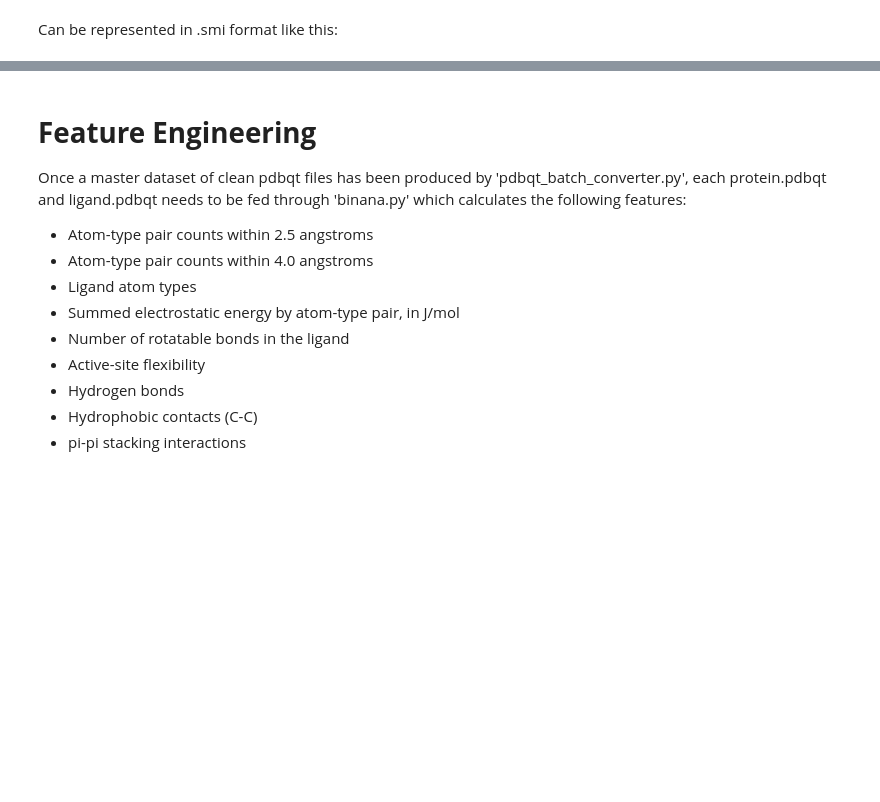
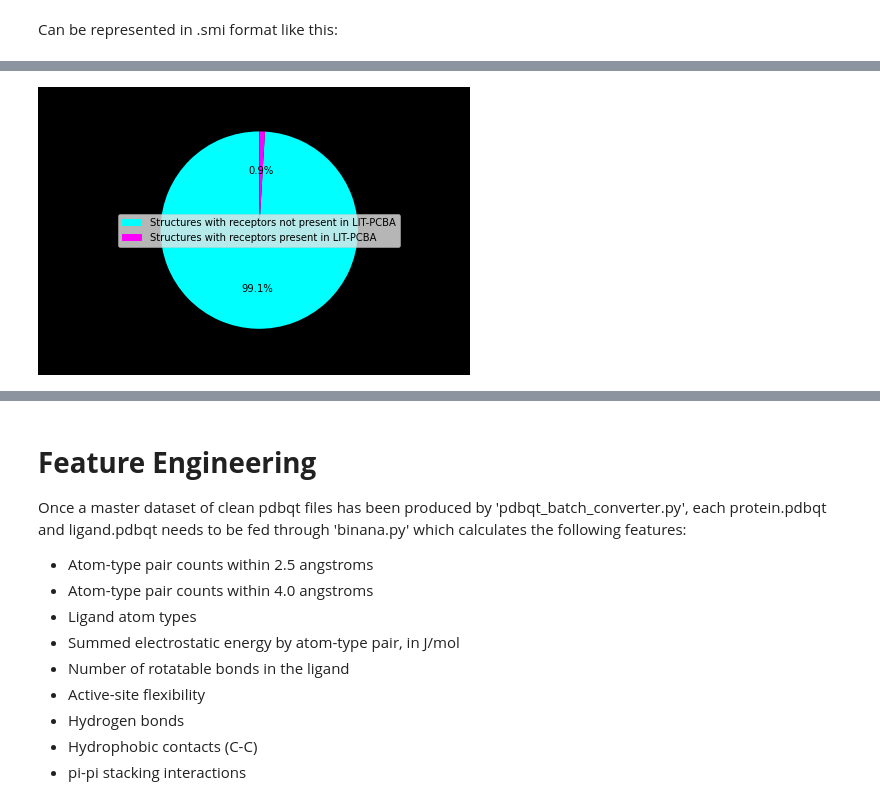
Before and after one commit to miles-mcgibbon/XGBScore, a Jupyter notebook: labbook/Labbook.ipynb, the cells around one changed output, grey strips where cells are left out. Drawn from its saved outputs; the diff is of its cells as text; code cells hidden in the pictures; blank space fills up the shorter version.

```diff
--- a/labbook/Labbook.ipynb
+++ b/labbook/Labbook.ipynb
@@ -493,0 +539,4 @@ c1cc(cc2c1C(=CC(=O)O2)C)N(CC)CC
+# %%
+Image('Images/LIT_PCBA_overlap.png')
+# %% [output]
+[figure, added]
```
Also changed, not shown: parts of 22 cells of this notebook, 7 other files.
